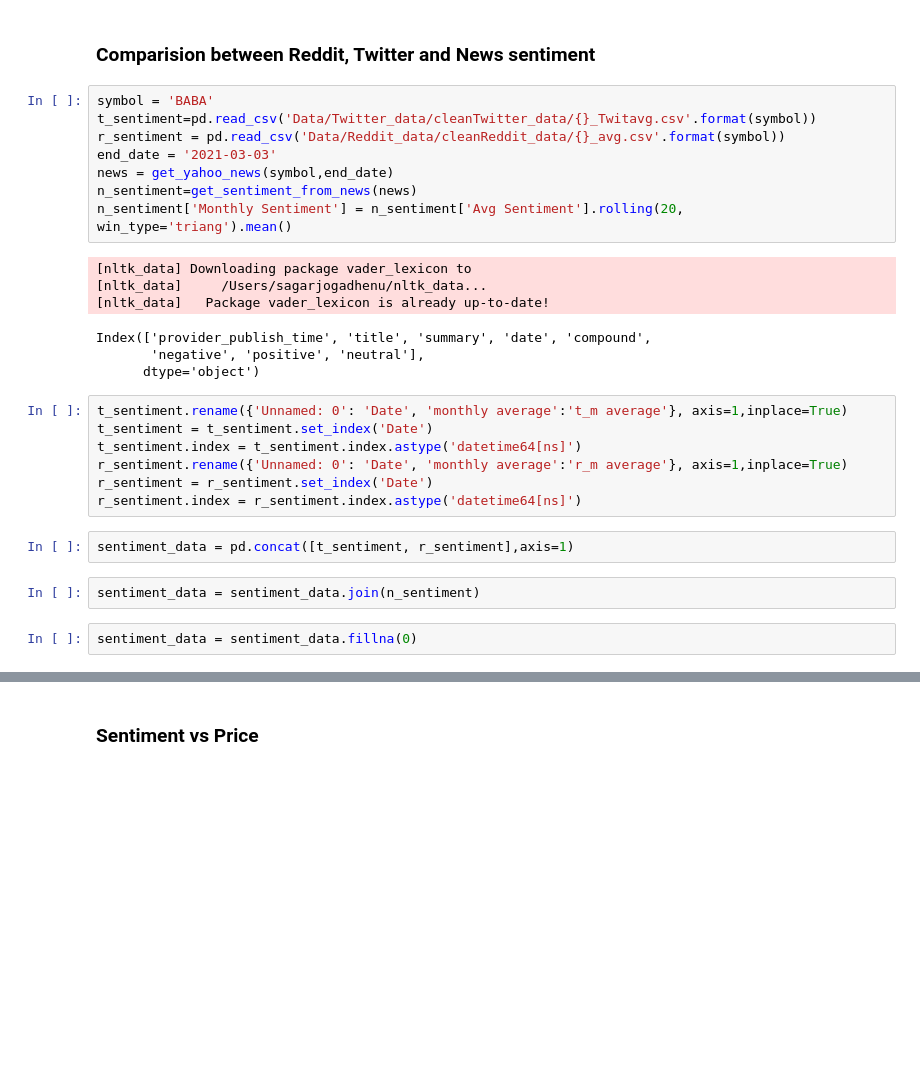
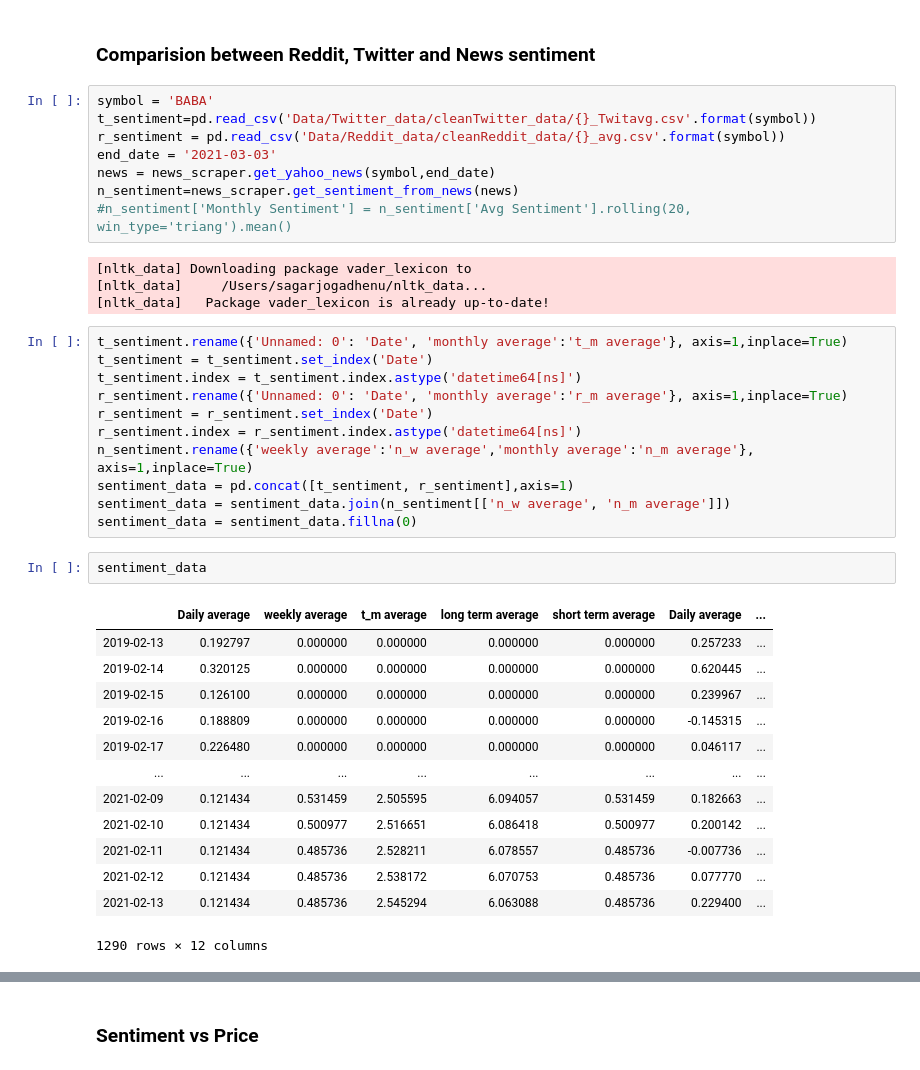
Before and after one commit to sj-ucsd/ece143_stock_sentiment_analysis, a Jupyter notebook: Stock_data_visualization.ipynb, the cells around one changed output, grey strips where cells are left out. Saved outputs shown, nothing was run; the diff lists cells and outputs as text; blank space fills up the shorter version.

```diff
--- a/Stock_data_visualization.ipynb
+++ b/Stock_data_visualization.ipynb
@@ -303,16 +258,13 @@ symbol = 'BABA'
 t_sentiment=pd.read_csv('Data/Twitter_data/cleanTwitter_data/{}_Twitavg.csv'.format(symbol))
 r_sentiment = pd.read_csv('Data/Reddit_data/cleanReddit_data/{}_avg.csv'.format(symbol))
 end_date = '2021-03-03'
-news = get_yahoo_news(symbol,end_date)
-n_sentiment=get_sentiment_from_news(news)
-n_sentiment['Monthly Sentiment'] = n_sentiment['Avg Sentiment'].rolling(20, win_type='triang').mean()
+news = news_scraper.get_yahoo_news(symbol,end_date)
+n_sentiment=news_scraper.get_sentiment_from_news(news)
+#n_sentiment['Monthly Sentiment'] = n_sentiment['Avg Sentiment'].rolling(20, win_type='triang').mean()
 # %% [output]
 [nltk_data] Downloading package vader_lexicon to
 [nltk_data]     /Users/sagarjogadhenu/nltk_data...
 [nltk_data]   Package vader_lexicon is already up-to-date!
-Index(['provider_publish_time', 'title', 'summary', 'date', 'compound',
-       'negative', 'positive', 'neutral'],
-      dtype='object')
 # %%
 t_sentiment.rename({'Unnamed: 0': 'Date', 'monthly average':'t_m average'}, axis=1,inplace=True)
 t_sentiment = t_sentiment.set_index('Date')
@@ -320,10 +272,24 @@ t_sentiment.index = t_sentiment.index.astype('datetime64[ns]')
 r_sentiment.rename({'Unnamed: 0': 'Date', 'monthly average':'r_m average'}, axis=1,inplace=True)
 r_sentiment = r_sentiment.set_index('Date')
 r_sentiment.index = r_sentiment.index.astype('datetime64[ns]')
+n_sentiment.rename({'weekly average':'n_w average','monthly average':'n_m average'}, axis=1,inplace=True)
+sentiment_data = pd.concat([t_sentiment, r_sentiment],axis=1)
+sentiment_data = sentiment_data.join(n_sentiment[['n_w average', 'n_m average']])
+sentiment_data = sentiment_data.fillna(0)
-# %%
-sentiment_data = pd.concat([t_sentiment, r_sentiment],axis=1)
-# %%
-sentiment_data = sentiment_data.join(n_sentiment)
-# %%
-sentiment_data = sentiment_data.fillna(0)
+# %%
+sentiment_data
+# %% [output]
+|  | Daily average | weekly average | t_m average | long term average | short term average | Daily average | ... |
+| 2019-02-13 | 0.192797 | 0.000000 | 0.000000 | 0.000000 | 0.000000 | 0.257233 | ... |
+| 2019-02-14 | 0.320125 | 0.000000 | 0.000000 | 0.000000 | 0.000000 | 0.620445 | ... |
+| 2019-02-15 | 0.126100 | 0.000000 | 0.000000 | 0.000000 | 0.000000 | 0.239967 | ... |
+| 2019-02-16 | 0.188809 | 0.000000 | 0.000000 | 0.000000 | 0.000000 | -0.145315 | ... |
+| 2019-02-17 | 0.226480 | 0.000000 | 0.000000 | 0.000000 | 0.000000 | 0.046117 | ... |
+| ... | ... | ... | ... | ... | ... | ... | ... |
+| 2021-02-09 | 0.121434 | 0.531459 | 2.505595 | 6.094057 | 0.531459 | 0.182663 | ... |
+| 2021-02-10 | 0.121434 | 0.500977 | 2.516651 | 6.086418 | 0.500977 | 0.200142 | ... |
+| 2021-02-11 | 0.121434 | 0.485736 | 2.528211 | 6.078557 | 0.485736 | -0.007736 | ... |
+| 2021-02-12 | 0.121434 | 0.485736 | 2.538172 | 6.070753 | 0.485736 | 0.077770 | ... |
+| 2021-02-13 | 0.121434 | 0.485736 | 2.545294 | 6.063088 | 0.485736 | 0.229400 | ... |
+1290 rows × 12 columns
 # %%
```
Also changed, not shown: parts of 18 cells of this notebook, 3 other files.
